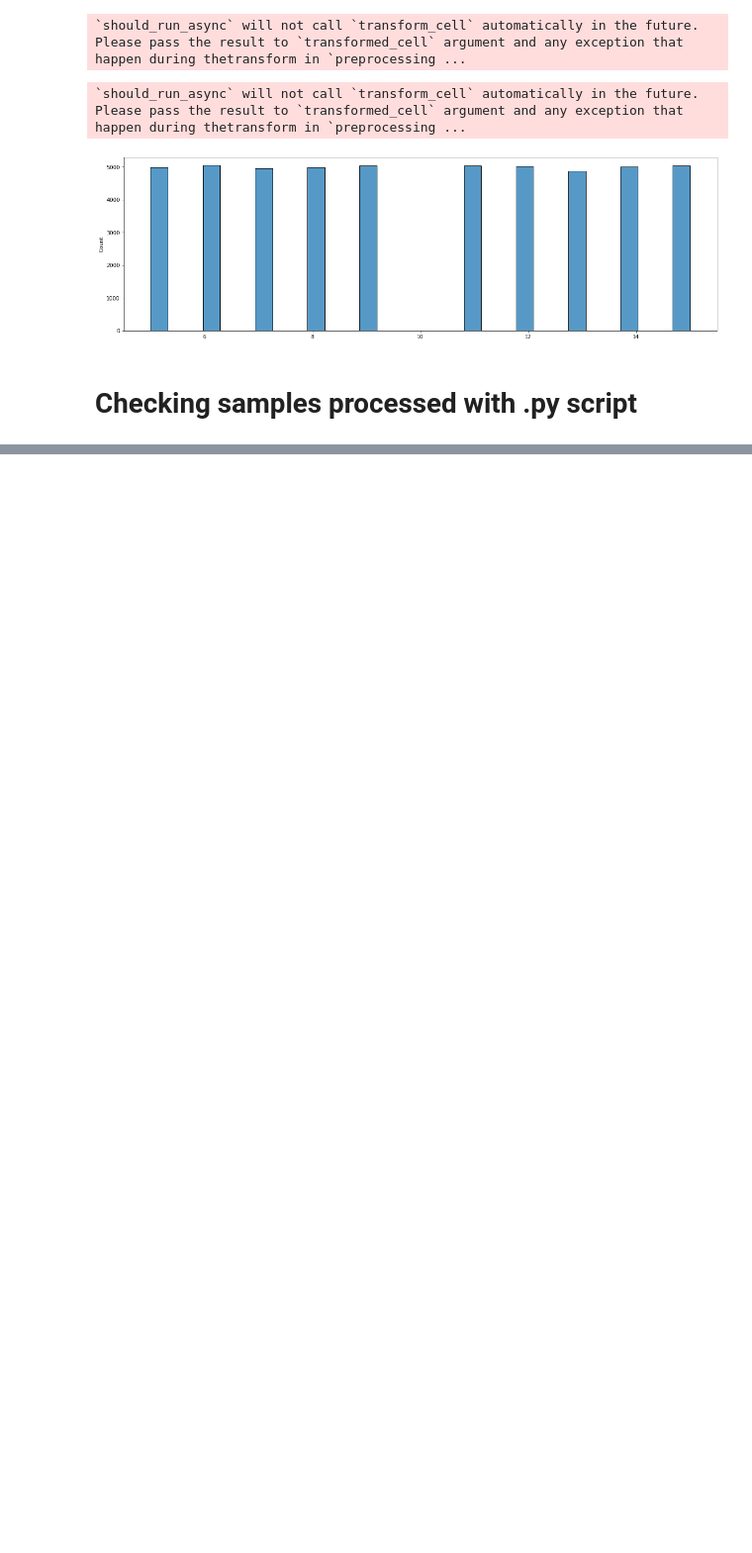
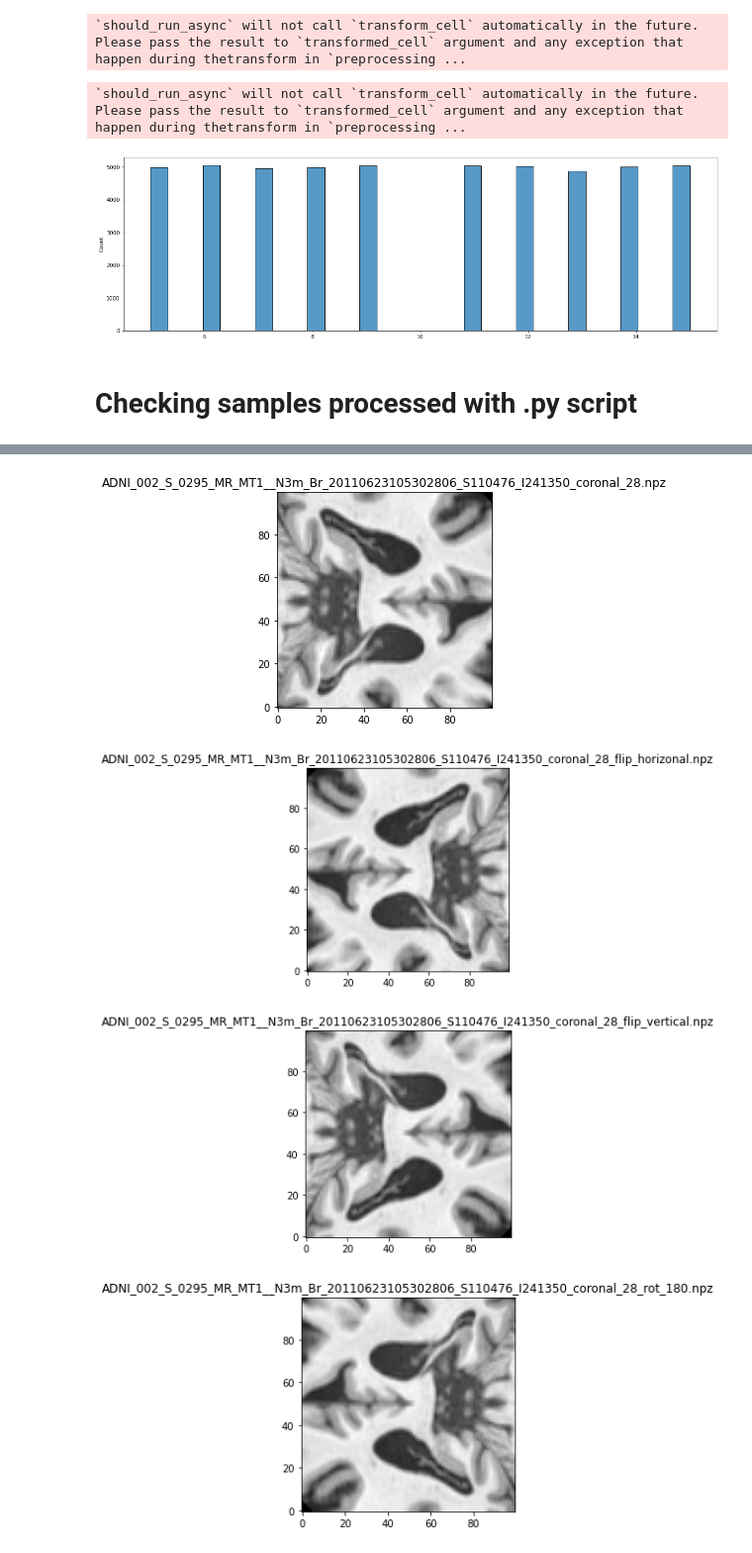
Before and after one commit to lucasthim/mmml-alzheimer-diagnosis, a Jupyter notebook: notebooks/10_MRI_Data_Augmentation_tests.ipynb, the cells around one changed output, grey strips where cells are left out. Shown at 99% size. Drawn from its saved outputs; the diff is of its cells as text; code cells hidden in the pictures; blank space fills up the shorter version.

```diff
--- a/notebooks/10_MRI_Data_Augmentation_tests.ipynb
+++ b/notebooks/10_MRI_Data_Augmentation_tests.ipynb
@@ -182,0 +193,11 @@ sample2.plot()
+# %%
+for img_path in np.sort(os.listdir("/home/lucasthim1/mmml-alzheimer-diagnosis/data/processed/final_mri_20210327/"))[:6]:
+    img = load_mri('/home/lucasthim1/mmml-alzheimer-diagnosis/data/processed/final_mri_20210327/'+img_path,as_ants=False)
+    plt.imshow(img,cmap="gray", origin="lower")
+    plt.title(img_path)
+    plt.show()
+# %% [output]
+[figure, added]
+[figure, added]
+[figure, added]
+[figure, added]
```
Also changed, not shown: parts of 28 cells of this notebook, 8 other files.
